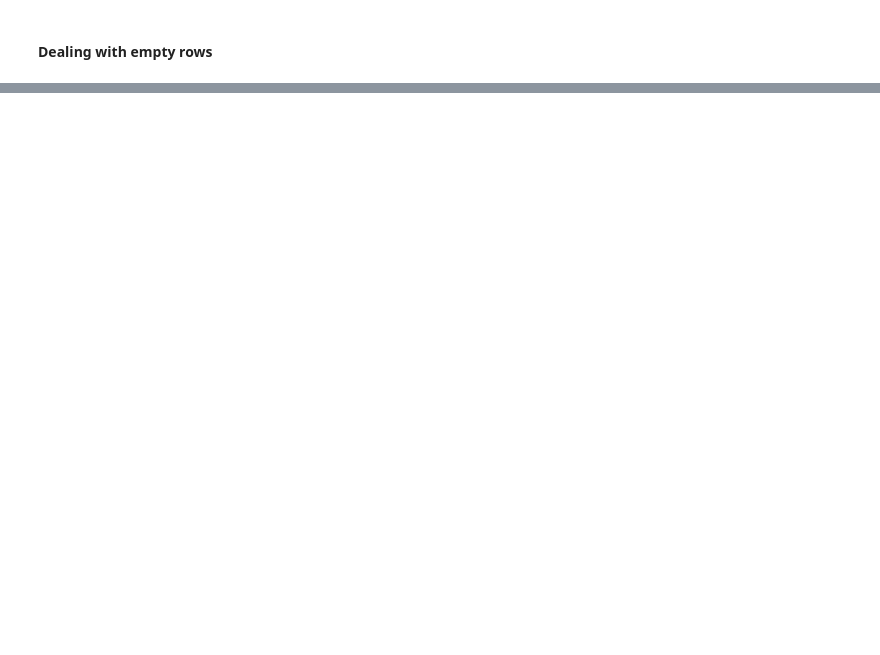
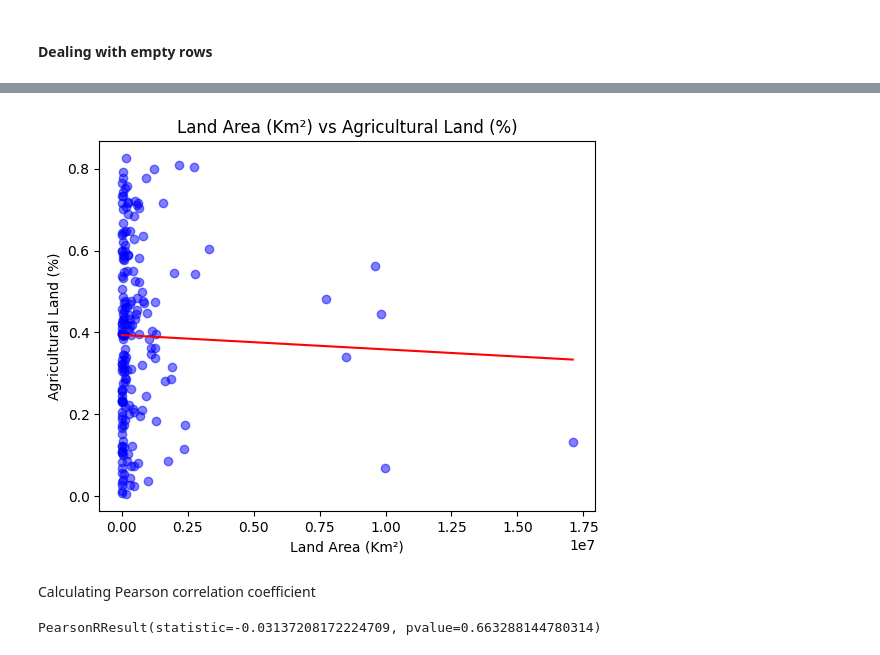
Before and after one commit to SergejsZ/DAV_CA1_SERG, a Jupyter notebook: main.ipynb, the cells around one changed output, grey strips where cells are left out. Drawn from its saved outputs; the diff is of its cells as text; code cells hidden in the pictures; blank space fills up the shorter version.

Commit message:
:fire: changed the data
Updated data and Theoretical Framework

```diff
--- a/main.ipynb
+++ b/main.ipynb
@@ -76,15 +144,2 @@ There are empty rows in the dataset. Here are the details:
 # %% [markdown]
 <h4>Dealing with empty rows</h4>
-# %%
-# Replace NaN with the mean of the column for 'Co2-Emissions'
-data['Co2-Emissions'].fillna(data['Co2-Emissions'].mean(), inplace=True)
-
-# Drop rows where there is no agricultural land and urban population data
-data.dropna(subset=['Agricultural Land( %)', 'Urban_population'], inplace=True)
-
-# Checking for empty rows
-if data.isnull().any(axis=1).sum() > 0:
-    print("There are empty rows in the dataset. Here are the details:")
-    print(data[data.isnull().any(axis=1)])
-else:
-    print("No empty rows found.")
@@ -92,0 +146,14 @@ No empty rows found.
+# %%
+# Handling missing values
+# Fill numeric columns with the median, assuming non-normal distribution due to presence of outliers
+numeric_cols = data.select_dtypes(include=['float64', 'int64']).columns
+data[numeric_cols] = data[numeric_cols].apply(lambda x: x.fillna(x.median()), axis=0)
+
+# Setting display options for better readability
+pd.set_option('display.max_columns', None)  # Ensure all columns are shown
+pd.set_option('display.width', 120)  # Set the display width for readability
+pd.set_option('display.precision', 2)  # Set the precision for floating point numbers
+
+# Displaying the first five rows of the cleaned data to confirm the cleaning
+print("First five rows of the cleaned dataset:")
+print(data.head(5))
@@ -92,0 +218,25 @@ No empty rows found.
+# %%
+from matplotlib import pyplot as plt
+import numpy as np
+from scipy.stats import pearsonr
+
+plt.title('Land Area (Km²) vs Agricultural Land (%)')
+plt.xlabel('Land Area (Km²)')
+plt.ylabel('Agricultural Land (%)')
+plt.scatter(data['Land Area(Km2)'], data['Agricultural Land( %)'], color='blue', alpha=0.5)
+
+# Calculating the best fit line using linear regression (first-degree polynomial)
+slope, intercept = np.polyfit(data['Land Area(Km2)'], data['Agricultural Land( %)'], 1)
+line = slope * np.unique(data['Land Area(Km2)']) + intercept
+
+plt.plot(np.unique(data['Land Area(Km2)']), line, color='red')
+plt.show()
+# %% [output]
+[figure, added]
+# %% [markdown]
+</h1> Calculating Pearson correlation coefficient</h1>
+# %%
+corr = pearsonr(data['Land Area(Km2)'], data['Agricultural Land( %)'])
+print(corr)
+# %% [output]
+PearsonRResult(statistic=-0.03137208172224709, pvalue=0.663288144780314)
```
Also changed, not shown: parts of 12 cells of this notebook, 1 other file.
